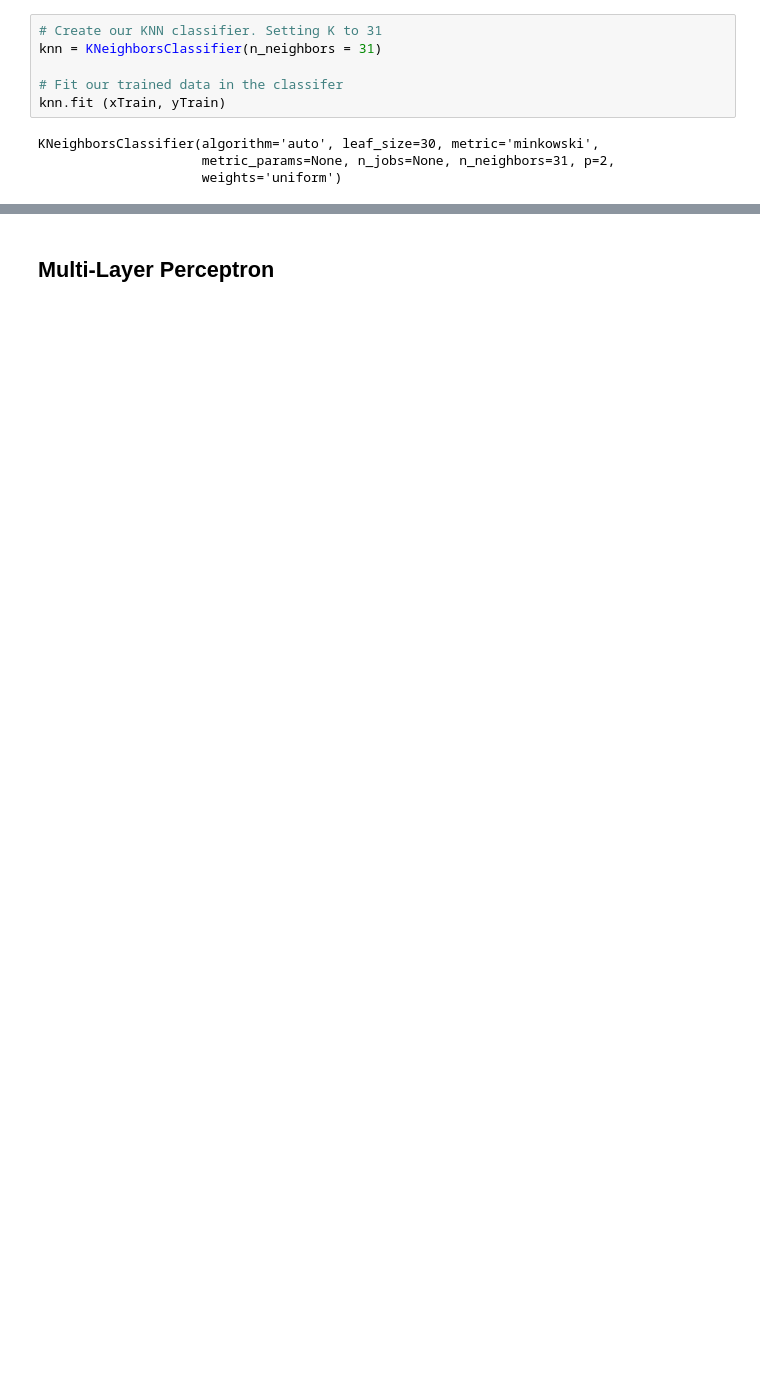
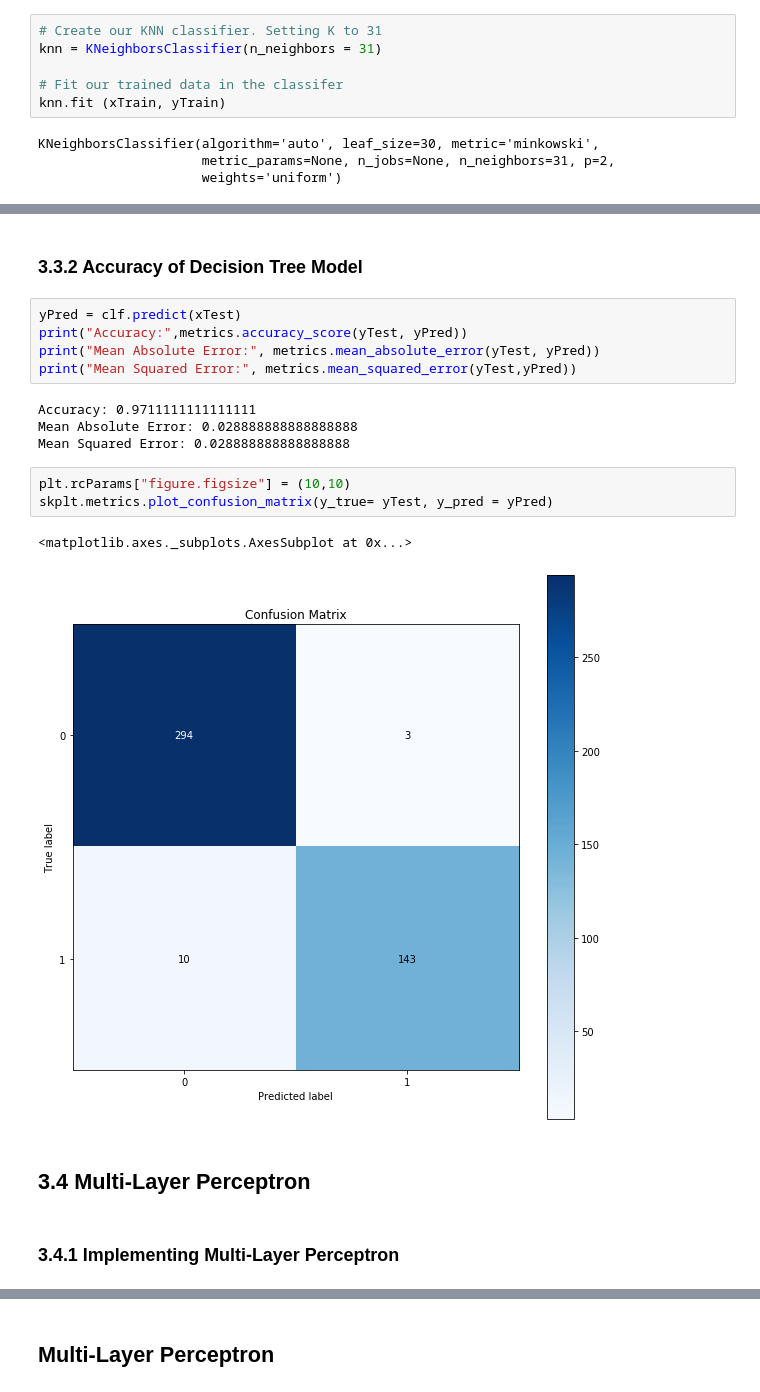
Before and after one commit to AlfieHobson/DataMining, a Jupyter notebook: ACW/201602395.ipynb, the cells around one changed output, grey strips where cells are left out. Drawn from its saved outputs; the diff is of its cells as text; blank space fills up the shorter version.

```diff
--- a/ACW/201602395.ipynb
+++ b/ACW/201602395.ipynb
@@ -410,0 +438,21 @@ https://towardsdatascience.com/scikit-learn-decision-trees-explained-803f3812290
+# %% [markdown]
+### 3.3.2 Accuracy of Decision Tree Model
+# %%
+yPred = clf.predict(xTest)
+print("Accuracy:",metrics.accuracy_score(yTest, yPred))
+print("Mean Absolute Error:", metrics.mean_absolute_error(yTest, yPred))
+print("Mean Squared Error:", metrics.mean_squared_error(yTest,yPred))
+# %% [output]
+Accuracy: 0.9711111111111111
+Mean Absolute Error: 0.028888888888888888
+Mean Squared Error: 0.028888888888888888
+# %%
+plt.rcParams["figure.figsize"] = (10,10)
+skplt.metrics.plot_confusion_matrix(y_true= yTest, y_pred = yPred)
+# %% [output]
+<matplotlib.axes._subplots.AxesSubplot at 0x...>
+[figure, added]
+# %% [markdown]
+## 3.4 Multi-Layer Perceptron
+# %% [markdown]
+### 3.4.1 Implementing Multi-Layer Perceptron
```
Also changed, not shown: parts of 59 cells of this notebook, 1 other file.
